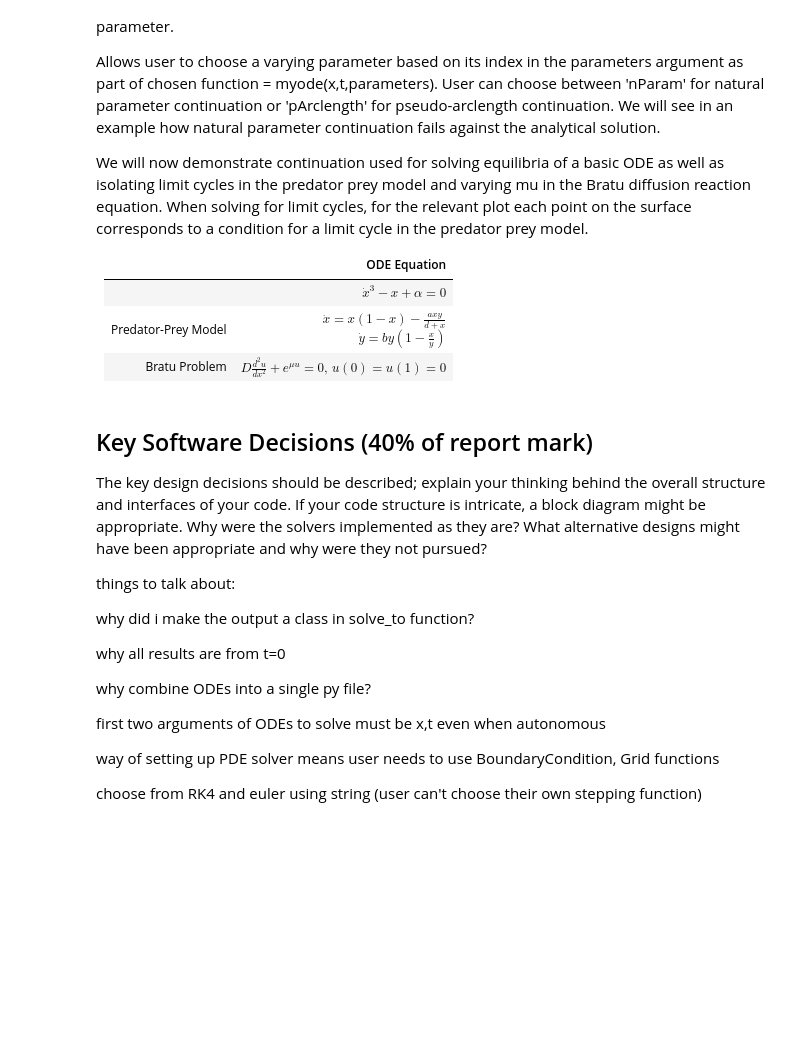
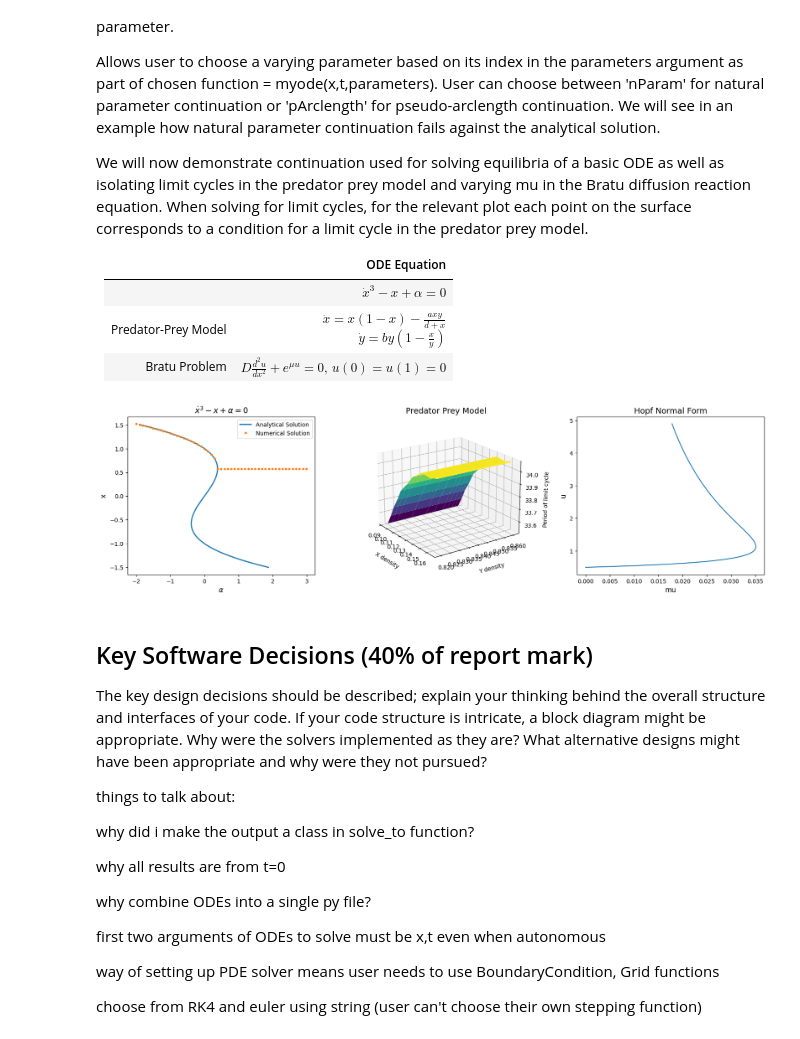
Before and after one commit to MikeJohnson424/emat30008, a Jupyter notebook: report.ipynb, the cells around one changed output. Drawn from its saved outputs; the diff is of its cells as text; code cells hidden in the pictures; blank space fills up the shorter version.

```diff
--- a/report.ipynb
+++ b/report.ipynb
@@ -177,16 +218,16 @@ First let's generate the results:
 # %%
 from PDEs import Grid, BoundaryCondition, diffusion_solver
 
-t_steps = 1000
+t_steps1 = 100
 
 # problem 1
 
-grid = Grid(N=10, a=0, b=1)
-bc_left = BoundaryCondition('dirichlet', [lambda t: np.sin(t)], grid)
-bc_right = BoundaryCondition('neumann', [2], grid)
+grid1 = Grid(N=10, a=0, b=1)
+bc_left = BoundaryCondition('dirichlet', [lambda t: np.sin(t)], grid1)
+bc_right = BoundaryCondition('neumann', [2], grid1)
 IC = lambda x: np.sin(2*np.pi*x)
 
-result = diffusion_solver(grid,bc_left,bc_right,IC,D=1,q=0,dt=0.1,t_steps=1000,method='implicit-euler',storage='sparse')
+result = diffusion_solver(grid1,bc_left,bc_right,IC,D=1,q=0,dt=0.1,t_steps=1000,method='implicit-euler',storage='sparse')
 
 x1 = result.x
 u1 = result.u
@@ -194,12 +235,14 @@ t_span1 = result.t
 
 # problem 2
 
-grid = Grid(N=10, a=0, b=10)
-bc_left = BoundaryCondition('dirichlet', [5], grid)
-bc_right = BoundaryCondition('dirichlet', [10], grid)
+t_steps = 1000
+
+grid2 = Grid(N=10, a=0, b=10)
+bc_left = BoundaryCondition('dirichlet', [5], grid2)
+bc_right = BoundaryCondition('dirichlet', [10], grid2)
 q2 = lambda x,t,u: 5*x**2 + t - np.sin(u)
 
-result = diffusion_solver(grid,bc_left,bc_right,IC=0,D=1,q=q2,dt=0.1,t_steps=t_steps,method='IMEX',storage='dense')
+result = diffusion_solver(grid2,bc_left,bc_right,IC=0,D=1,q=q2,dt=1,t_steps=t_steps,method='IMEX',storage='dense')
 
 u2 = result.u
 x2 = result.x
@@ -207,13 +250,13 @@ t_span2 = result.t
 
 # problem 3
 
-grid = Grid(N=10, a=0, b=5)
-bc_left = BoundaryCondition('robin', [5, 2], grid)
-bc_right = BoundaryCondition('neumann', [lambda t: np.exp(-t)], grid)
+grid3 = Grid(N=10, a=0, b=5)
+bc_left = BoundaryCondition('robin', [5, 2], grid3)
+bc_right = BoundaryCondition('neumann', [lambda t: np.exp(-t)], grid3)
 q3 = lambda x,t,u: 2 + 50*t
 IC = 5
 
-result = diffusion_solver(grid,bc_left,bc_right,IC=5,D=1,q=q3,dt=0.1,t_steps=t_steps,method='lines',storage='sparse')
+result = diffusion_solver(grid3,bc_left,bc_right,IC=5,D=1,q=q3,dt=0.1,t_steps=t_steps,method='lines',storage='sparse')
 
 u3 = result.u
 x3 = result.x
@@ -357,7 +385,7 @@ ax0.legend(loc="best")
 
 result = continuation(PPM,x0 = [0.5,0.5,20],par0 = [1,0.1,0.1],
                    vary_par = 0,
-                   step_size = 0.1,
+                   step_size = 0.01,
                    max_steps = 10,
                    solve_for = 'limit_cycle',
                    method = 'pArclength')
@@ -379,35 +407,37 @@ ax1.set_xlabel('X density', labelpad=10)  # Add padding to the axis label
 ax1.set_ylabel('Y density', labelpad=10)  # Add padding to the axis label
 ax1.set_zlabel('Period of limit cycle', labelpad=5)  # Add padding to the axis label
 ax1.view_init(elev=20, azim=-35)  # Adjust the viewing angle
 
+# Numerical continuation on Bratu problem
+
 grid = Grid(N=100, a=0, b=10)
 bc_left = BoundaryCondition('dirichlet', [lambda t: 5],grid);bc_right = BoundaryCondition('dirichlet',[lambda t: 10],grid)
 A,b = construct_A_and_b(grid,bc_left,bc_right)
 dx = grid.dx
 u0 = np.zeros(len(grid.x[1:-1]))
-
-# Numerical continuation on Bratu problem
 
 result = continuation(bratu,  # the ODE to use
     x0 = u0,  # the initial state
     par0=[0,1,dx,A],  # the initial parameters
     vary_par=0,  # the index of the parameter to vary
     step_size=0.01,  # the size of the steps to take
     max_steps=100,  # the number of steps to take
     solve_for = 'equilibria', # 'equilibria' or 'limit cycle'
     method = 'pArclength',
     solver=root)
 
 u=result.u
 alpha = result.alpha
 
 # Create the last plot
 ax2 = fig.add_subplot(1, 3, 3)
 ax2.plot(alpha, u[0])
 ax2.set_title("Hopf Normal Form", fontsize=14)
 ax2.set(xlabel='mu', ylabel='u')
 ax2.xaxis.label.set_size(12)
 ax2.yaxis.label.set_size(12)
+# %% [output]
+[figure, added]
 # %% [markdown]
 ## Key Software Decisions (40% of report mark)
 
```
Also changed, not shown: parts of 8 cells of this notebook, 12 other files.
